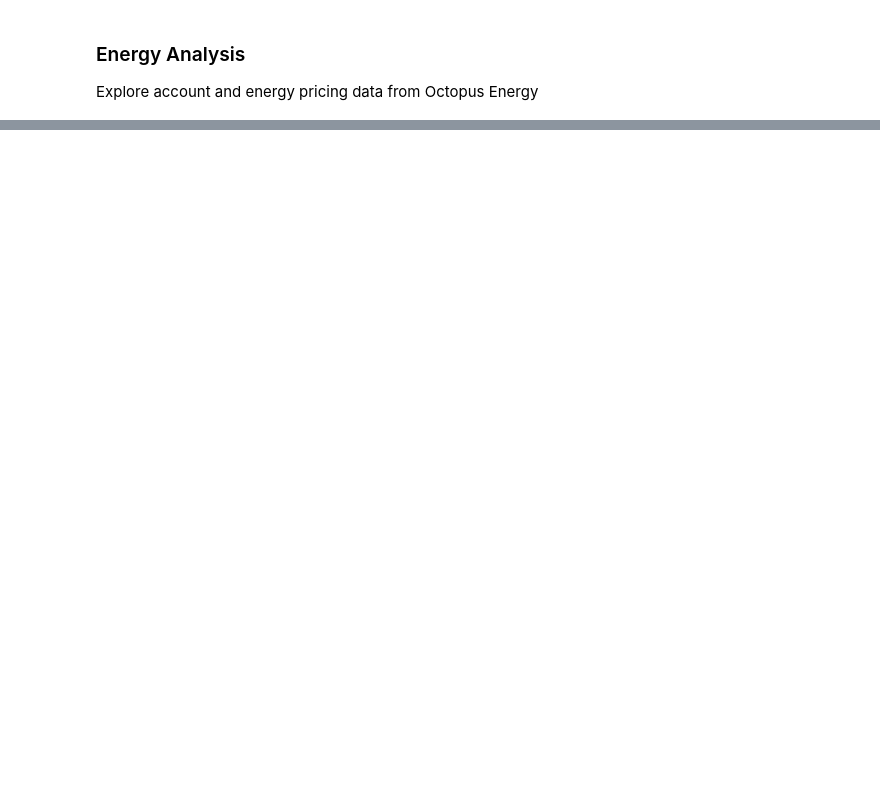
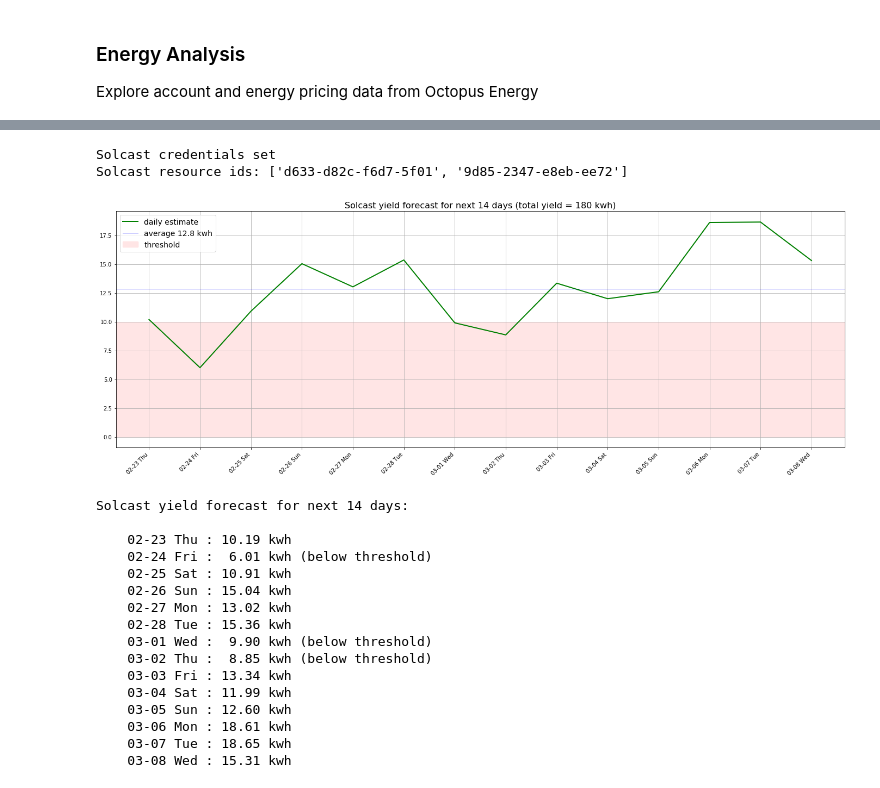
Before and after one commit to TonyM1958/Octopus, a Jupyter notebook: energy.ipynb, the cells around one changed output, grey strips where cells are left out. Saved outputs shown, nothing was run; the diff lists cells and outputs as text; code cells hidden in the pictures; blank space fills up the shorter version.

```diff
--- a/energy.ipynb
+++ b/energy.ipynb
@@ -47,0 +52,25 @@ code: AGILE-FLEX-BB-23-02-08
+# %%
+e.solcast_setting(api_key='0j3U24A6RqDkMVkYFm4kc3ThxtFWuc2C', rids=['d633-d82c-f6d7-5f01','9d85-2347-e8eb-ee72'], save='forecasts.json')
+f = e.Forecast()
+f.plot_estimate()
+print(f)
+# %% [output]
+Solcast credentials set
+Solcast resource ids: ['d633-d82c-f6d7-5f01', '9d85-2347-e8eb-ee72']
+[figure, added]
+Solcast yield forecast for next 14 days:
+
+    02-23 Thu : 10.19 kwh
+    02-24 Fri :  6.01 kwh (below threshold)
+    02-25 Sat : 10.91 kwh
+    02-26 Sun : 15.04 kwh
+    02-27 Mon : 13.02 kwh
+    02-28 Tue : 15.36 kwh
+    03-01 Wed :  9.90 kwh (below threshold)
+    03-02 Thu :  8.85 kwh (below threshold)
+    03-03 Fri : 13.34 kwh
+    03-04 Sat : 11.99 kwh
+    03-05 Sun : 12.60 kwh
+    03-06 Mon : 18.61 kwh
+    03-07 Tue : 18.65 kwh
+    03-08 Wed : 15.31 kwh
```
Also changed, not shown: parts of 5 cells of this notebook, 2 other files.
